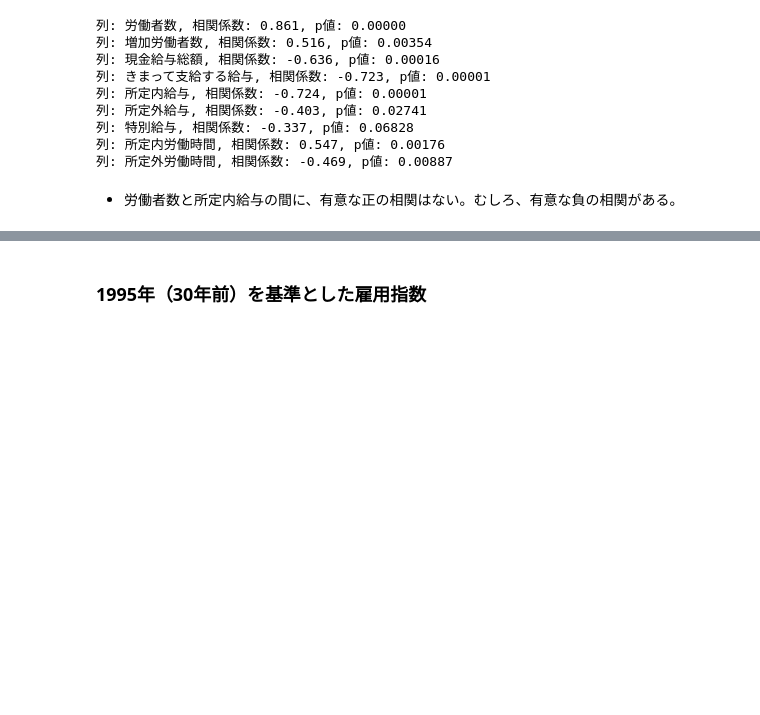
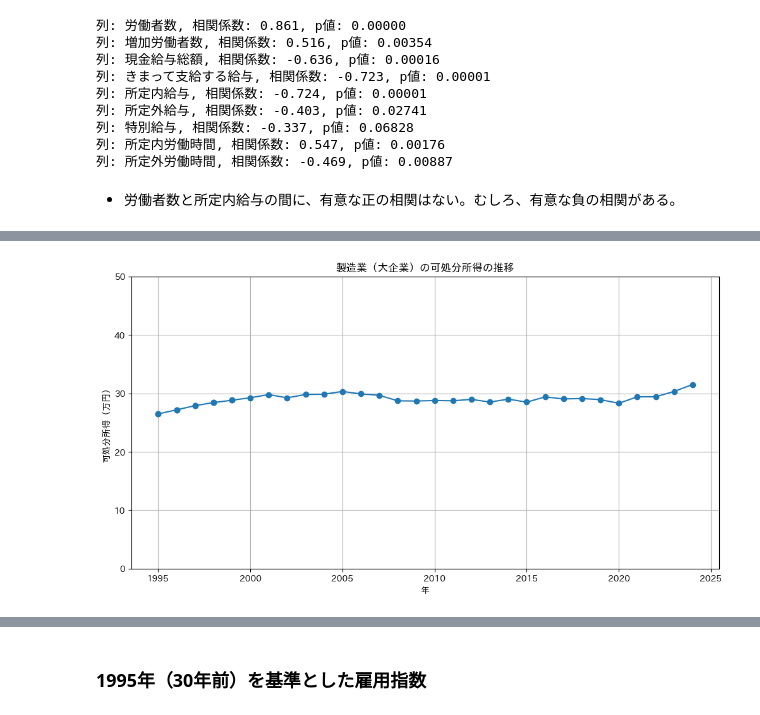
Before and after one commit to M-Yusei1001/K417_Capstone_G9, a Jupyter notebook: eda.ipynb, the cells around one changed output, grey strips where cells are left out. Cells and saved outputs as stored; diff of their text form; code cells hidden in the pictures; blank space fills up the shorter version.

```diff
--- a/eda.ipynb
+++ b/eda.ipynb
@@ -749,0 +655,12 @@ merged_l.head()
+# %%
+# 1995年～1999年を追加する
+# 値は2000年～2004年の平均値を使用する
+for year in range(1995, 2000):
+    avg_values = non_c[non_c["年"].isin([2000, 2001, 2002, 2003, 2004])].mean(numeric_only=True)
+    avg_values["年"] = year
+    non_c = pd.concat([non_c, pd.DataFrame([avg_values])], ignore_index=True)
+non_c = non_c.sort_values("年").reset_index(drop=True)
+
+# 年はint型に変換する
+non_c["年"] = non_c["年"].astype(int)
+non_c.head()
@@ -749,0 +674,7 @@ merged_l.head()
+# %%
+all_wages = pd.read_csv('./data/maikin/fulltime_emp.csv', encoding='utf_8_sig', low_memory=False)
+all_wages = all_wages[["年", "規模", "産業分類", "本月末労働者数", "増加労働者数", "減少労働者数", "所定内給与", "所定内労働時間"]]
+all_wages = all_wages.rename(columns={
+    "本月末労働者数": "労働者数",
+})
+all_wages.head()
@@ -749,0 +688,8 @@ merged_l.head()
+# %%
+# 規模が"4"、産業分類が"E"のデータのみを抽出
+wages_4_e = all_wages[(all_wages["規模"] == "4") & (all_wages["産業分類"] == "E")]
+wages_4_e = wages_4_e.drop(columns=["規模", "産業分類"])
+
+# non_cとwages_4_eを年で結合する
+wages_4_e = pd.merge(wages_4_e, non_c, on="年", how="left")
+wages_4_e.head()
@@ -749,0 +703,4 @@ merged_l.head()
+# %%
+# 可処分所得を計算
+wages_4_e["可処分所得"] = wages_4_e["所定内給与"] - wages_4_e["非消費支出"]
+wages_4_e.head()
@@ -749,0 +714,12 @@ merged_l.head()
+# %%
+# 可処分所得の推移をプロット
+plt.figure(figsize=(12, 6))
+plt.plot(wages_4_e["年"], wages_4_e["可処分所得"] / 10000, marker='o')
+plt.xlabel("年")
+plt.ylim(0, 50)
+plt.ylabel("可処分所得（万円）")
+plt.title("製造業（大企業）の可処分所得の推移")
+plt.grid(True)
+plt.show()
+# %% [output]
+[figure, added]
```
Also changed, not shown: parts of 28 cells of this notebook, 5 other files.
